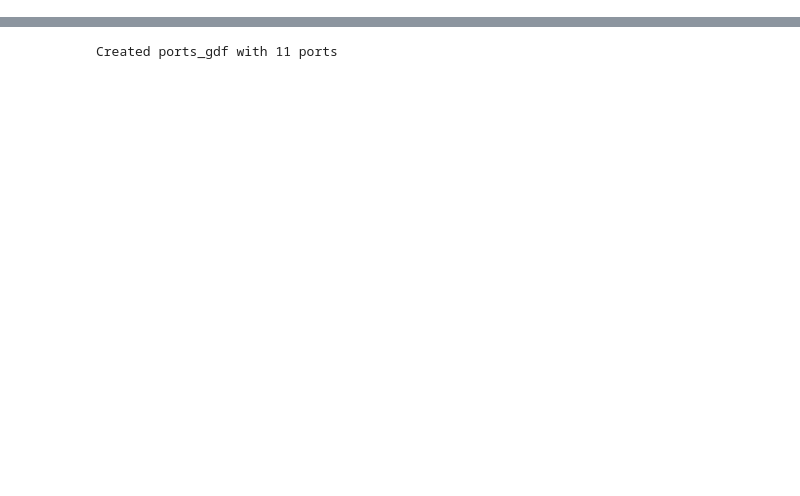
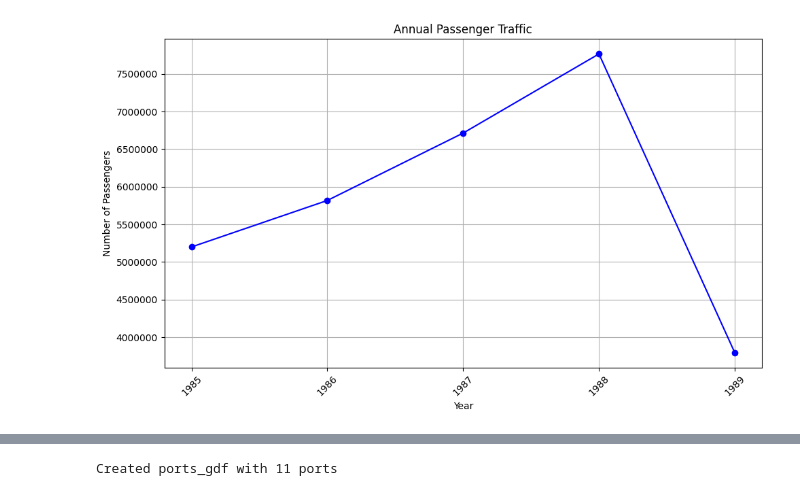
Before and after one commit to arjun52/data-tech-challenge, a Jupyter notebook: question1.ipynb, the cells around one changed output, grey strips where cells are left out. Drawn from its saved outputs; the diff is of its cells as text; code cells hidden in the pictures; blank space fills up the shorter version.

```diff
--- a/question1.ipynb
+++ b/question1.ipynb
@@ -97,3 +97,21 @@ Annual Traffic Growth:
+# %%
+import matplotlib.pyplot as plt
+
+plt.figure(figsize=(10, 6))
+plt.plot(annual_traffic.index, annual_traffic.values, marker='o', linestyle='-', color='blue')
+plt.title("Annual Passenger Traffic")
+plt.xlabel("Year")
+plt.ylabel("Number of Passengers")
+plt.grid(True)
+plt.xticks(annual_traffic.index, rotation=45)
+
+# Force normal number formatting on y-axis
+plt.ticklabel_format(style='plain', axis='y')
+
+plt.tight_layout()
+plt.show()
+# %% [output]
+[figure, added]
 # %%
 # 1b: most popular destination locations
 # 1b: proportion of passengers categorized by original location
```
Also changed, not shown: parts of 7 cells of this notebook, 1 other file.
